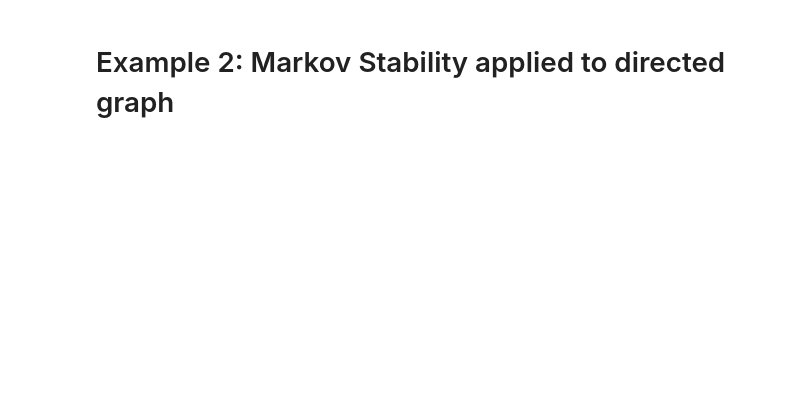
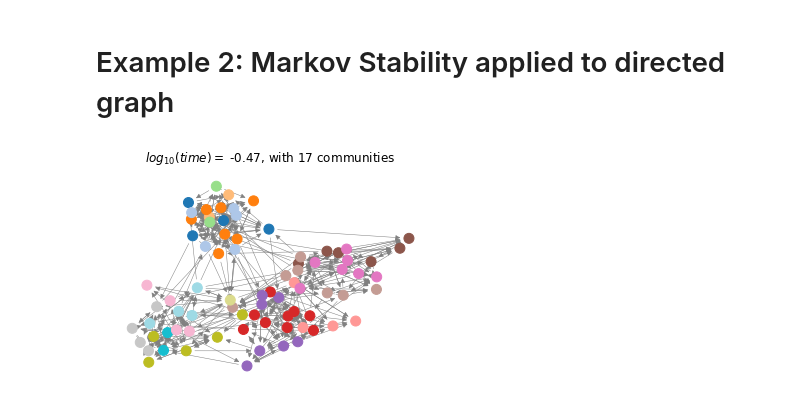
Before and after one commit to barahona-research-group/PyGenStability, a Jupyter notebook: examples/Example_2_directed_plantedpartition.ipynb, the cells around one changed output. Drawn from its saved outputs; the diff is of its cells as text; code cells hidden in the pictures; blank space fills up the shorter version.

```diff
--- a/examples/Example_2_directed_plantedpartition.ipynb
+++ b/examples/Example_2_directed_plantedpartition.ipynb
@@ -9,8 +8,8 @@ import networkx as nx
 # %%
 # creating directed partitioned graph
 
-g = nx.planted_partition_graph(4, 20, 0.3, 0.01, seed=42, directed=True)
-graph = nx.to_scipy_sparse_matrix(g)
+nx_graph = nx.planted_partition_graph(4, 20, 0.3, 0.01, seed=42, directed=True)
+graph = nx.to_scipy_sparse_matrix(nx_graph)
 # %%
 # defining the constructor externally
 
@@ -26,13 +29,15 @@ plotting.plot_scan(all_results,use_plotly=True)
 # %%
 # plot partition at time index t
 
-pos = nx.spring_layout(g, weight=None, scale=1)
-for u in g:
-    g.nodes[u]["pos"] = pos[u]
+pos = nx.spring_layout(nx_graph, weight=None, scale=1)
+for u in nx_graph:
+    nx_graph.nodes[u]["pos"] = pos[u]
 
 t = 12;
-plotting.plot_single_community(g, all_results, t)
+plotting.plot_single_community(nx_graph, all_results, t)
 # %%
 # plotting partitions at all times in './communities' folder
 
-plotting.plot_communities(g, all_results)
+plotting.plot_communities(nx_graph, all_results)
+# %% [output]
+[figure, added]
```
Also changed, not shown: parts of 4 cells of this notebook, 1 other file.
